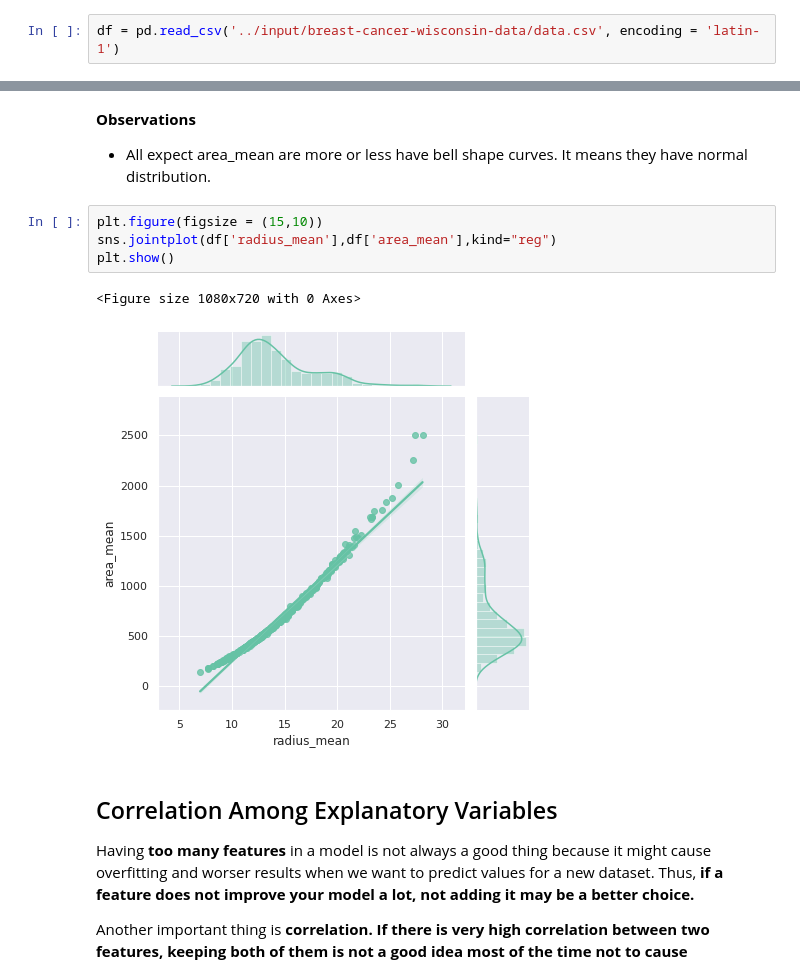
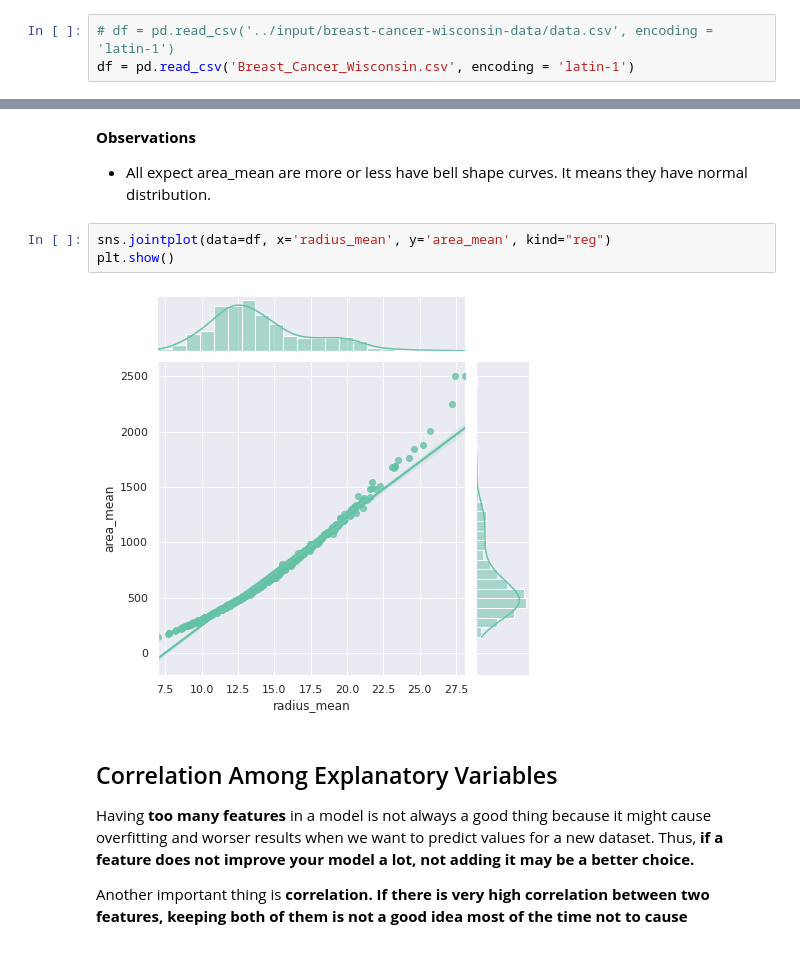
Before and after one commit to dktalaicha/BreastCancerDiagnosticByKeras-EarlyStoppingAndDroping, a Jupyter notebook: cancer-diagnostic-keras-earlystopping-dropout.ipynb, the cells around one changed output, grey strips where cells are left out. Drawn from its saved outputs; the diff is of its cells as text.

```diff
--- a/cancer-diagnostic-keras-earlystopping-dropout.ipynb
+++ b/cancer-diagnostic-keras-earlystopping-dropout.ipynb
@@ -54,7 +54,8 @@ Tensorflow version : Tensorflow 2.2.0
 # %% [markdown]
 ## Import dataset
 # %%
-df = pd.read_csv('../input/breast-cancer-wisconsin-data/data.csv', encoding = 'latin-1')
+# df = pd.read_csv('../input/breast-cancer-wisconsin-data/data.csv', encoding = 'latin-1')
+df = pd.read_csv('Breast_Cancer_Wisconsin.csv', encoding = 'latin-1')
 # %%
 df.head(10).T
 # %% [output]
@@ -329,12 +328,10 @@ plt.show()
 
 * All expect area_mean are more or less have bell shape curves. It means they have normal distribution.
 # %%
-plt.figure(figsize = (15,10))
-sns.jointplot(df['radius_mean'],df['area_mean'],kind="reg")
+sns.jointplot(data=df, x='radius_mean', y='area_mean', kind="reg")
 plt.show()
 # %% [output]
-<Figure size 1080x720 with 0 Axes>
-[figure, old version]
+[figure, new version]
 # %% [markdown]
 ## Correlation Among Explanatory Variables
 
```
Also changed, not shown: parts of 24 cells of this notebook, 1 other file.
